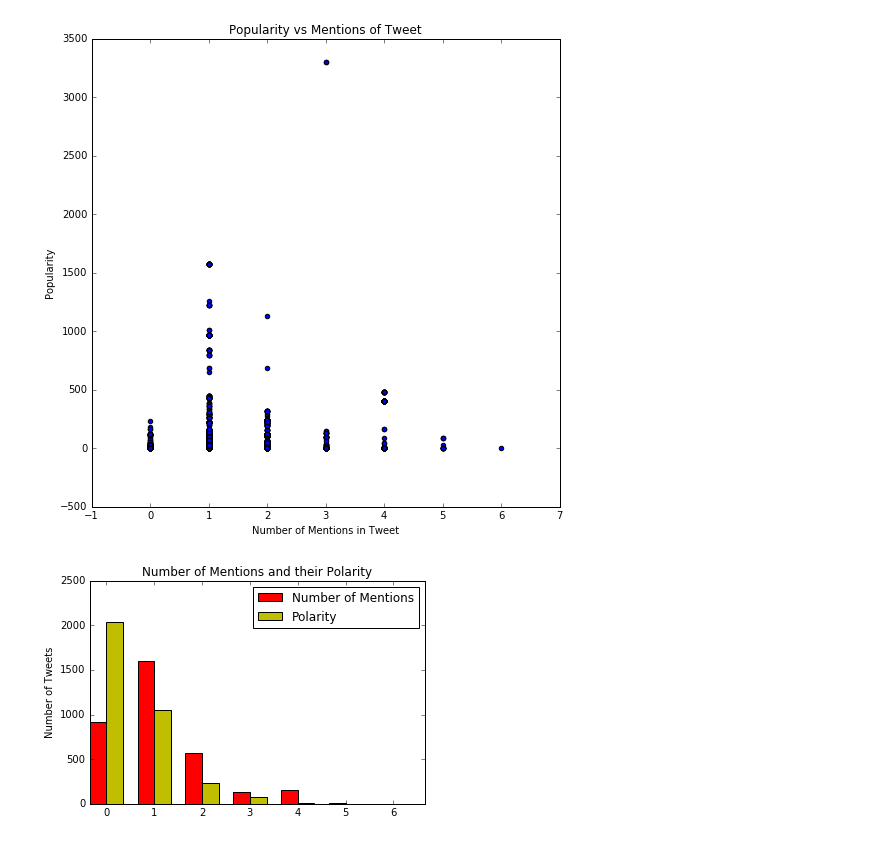
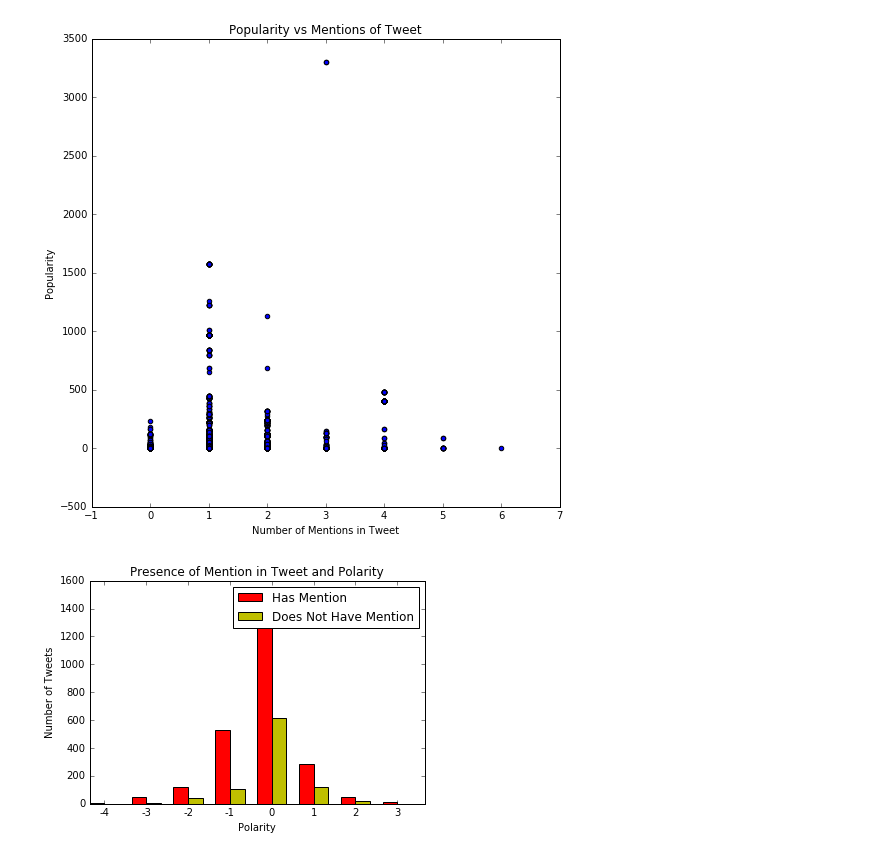
Before and after one commit to MinyingLu/Twitter-sentiment-analysis, a Jupyter notebook: Get Tweets.ipynb, the cells around one changed output. Saved outputs shown, nothing was run; the diff lists cells and outputs as text; code cells hidden in the pictures.

Commit message:
Update to visuals again

```diff
--- a/Get Tweets.ipynb
+++ b/Get Tweets.ipynb
@@ -196,40 +251,41 @@ x=0
 pol_counter = []
 space = 1
 for x in counter.items():
     if x[0] < 0 and len(pol_counter) > abs(x[0]):
         pol_counter[abs(x[0])] += x[1]
         space+=1
     else:
         pol_counter.append(x[1])
 
 #add zeros
 while len(pol_counter) < len(mentions_labels):
     pol_counter.append(0)
 
 pol_counter = tuple(pol_counter)
 
 #plot
-N = 7
+N = 8
 ind = np.arange(N)  # the x locations for the groups
 width = 0.35       # the width of the bars
 fig, ax = plt.subplots()
-rects1 = ax.bar(ind, mentions_counter, width, color='r')
+rects1 = ax.bar(ind, mentionhascount, width, color='r')
 
-rects2 = ax.bar(ind + width, pol_counter, width, color='y')
+rects2 = ax.bar(ind + width, mentionnothascount, width, color='y')
 
 # add some text for labels, title and axes ticks
 ax.set_ylabel('Number of Tweets')
-ax.set_title('Number of Mentions and their Polarity')
+ax.set_xlabel('Polarity')
+ax.set_title('Presence of Mention in Tweet and Polarity')
 ax.set_xticks(ind + width)
-ax.set_xticklabels(mentions_labels)
+ax.set_xticklabels(pol_labels)
 
-ax.legend((rects1[0], rects2[0]), ('Number of Mentions', 'Polarity'))
+ax.legend((rects1[0], rects2[0]), ('Has Mention', 'Does Not Have Mention'))
 
 
 plt.show()
 # %% [output]
 [figure]
-[figure, old version]
+[figure, new version]
 # %%
 # definitions for the axes
 left, width = 0.1, 0.65
```
Also changed, not shown: parts of 3 cells of this notebook.
